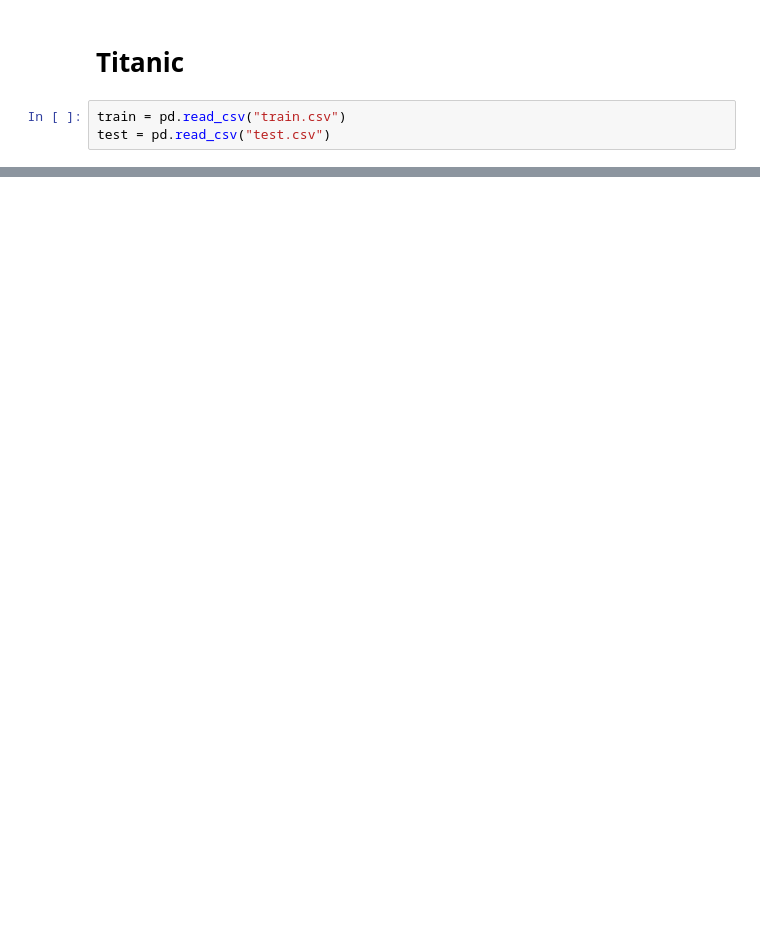
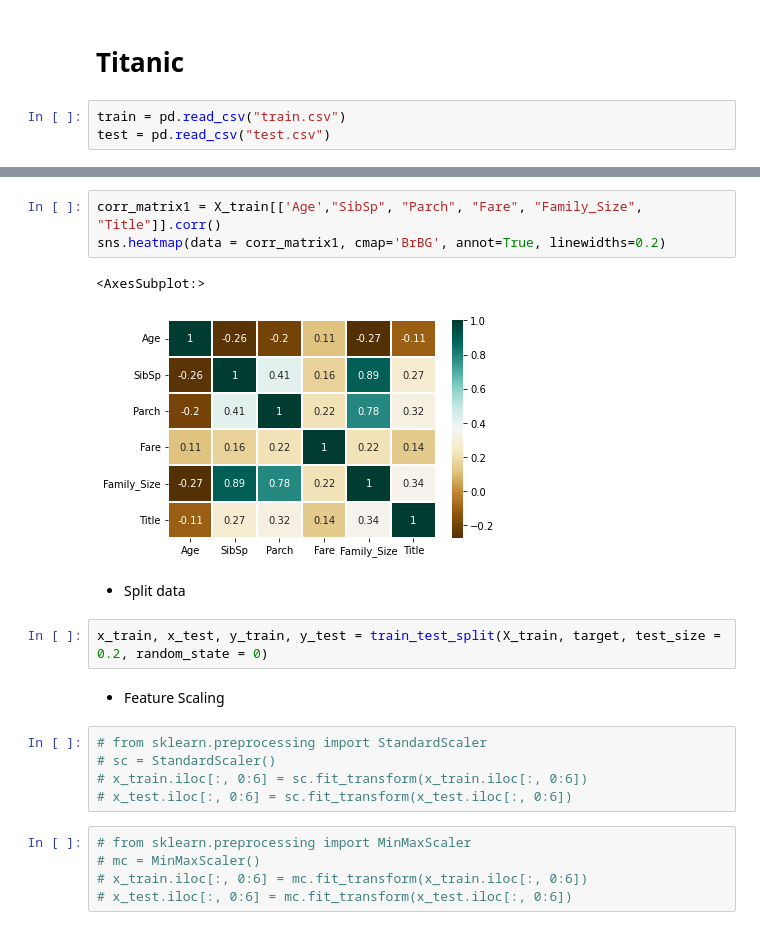
Before and after one commit to omgitsmj24/BOOT_AI_INTERN, a Jupyter notebook: Data Preprocessing/Week1/titanic copy.ipynb, the cells around one changed output, grey strips where cells are left out. Saved outputs shown, nothing was run; the diff lists cells and outputs as text; blank space fills up the shorter version.

```diff
--- a/Data Preprocessing/Week1/titanic copy.ipynb
+++ b/Data Preprocessing/Week1/titanic copy.ipynb
@@ -23,0 +245,22 @@ X_test = test.values
+# %%
+corr_matrix1 = X_train[['Age',"SibSp", "Parch", "Fare", "Family_Size", "Title"]].corr()
+sns.heatmap(data = corr_matrix1, cmap='BrBG', annot=True, linewidths=0.2)
+# %% [output]
+<AxesSubplot:>
+[figure, added]
+# %% [markdown]
+* Split data
+# %%
+x_train, x_test, y_train, y_test = train_test_split(X_train, target, test_size = 0.2, random_state = 0)
+# %% [markdown]
+* Feature Scaling
+# %%
+# from sklearn.preprocessing import StandardScaler
+# sc = StandardScaler()
+# x_train.iloc[:, 0:6] = sc.fit_transform(x_train.iloc[:, 0:6])
+# x_test.iloc[:, 0:6] = sc.fit_transform(x_test.iloc[:, 0:6])
+# %%
+# from sklearn.preprocessing import MinMaxScaler
+# mc = MinMaxScaler()
+# x_train.iloc[:, 0:6] = mc.fit_transform(x_train.iloc[:, 0:6])
+# x_test.iloc[:, 0:6] = mc.fit_transform(x_test.iloc[:, 0:6])
```
Also changed, not shown: parts of 30 cells of this notebook.
